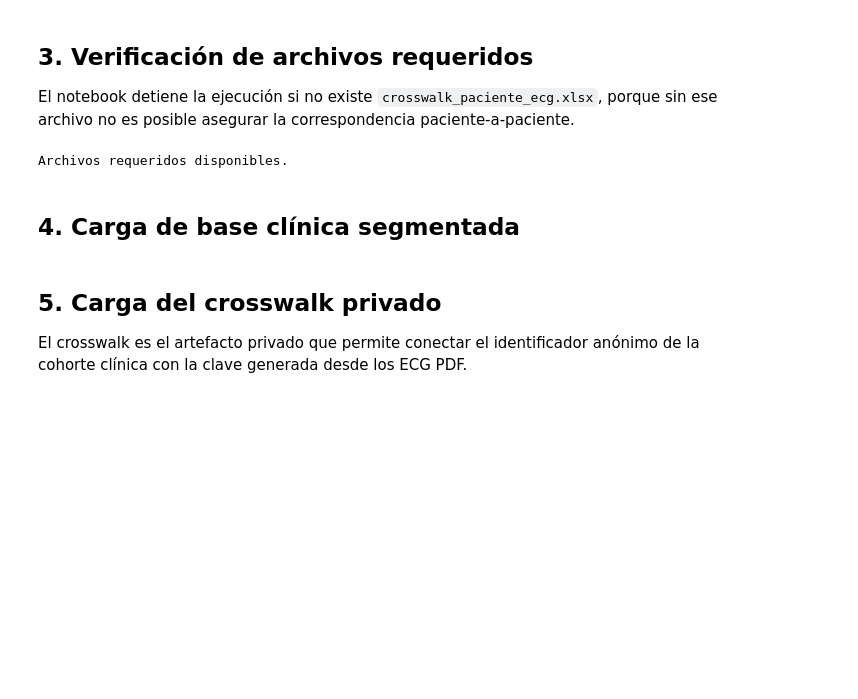
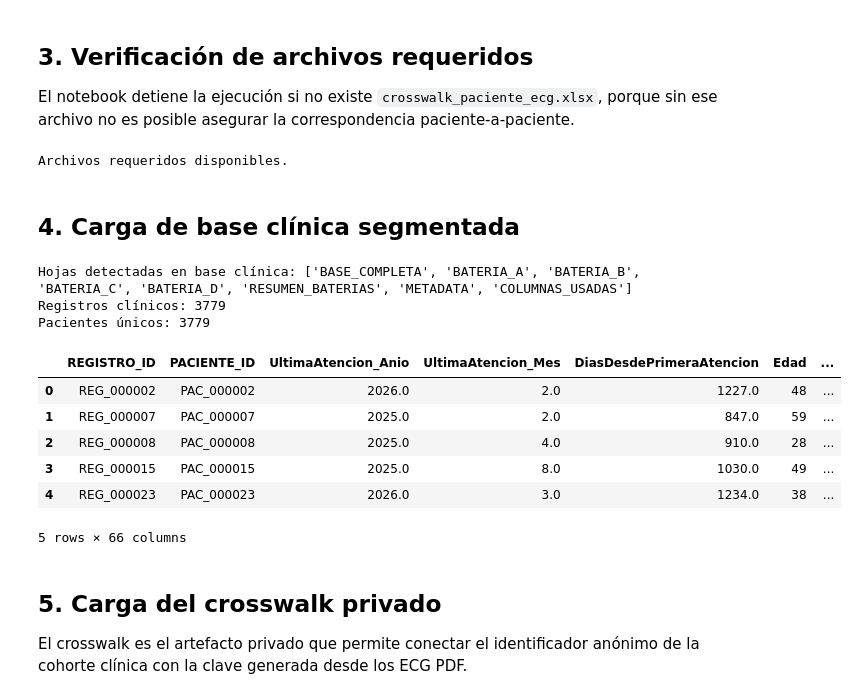
Before and after one commit to viggo2040/tfm-ecg-riesgo-cardiometabolico, a Jupyter notebook: notebooks/04_integracion_ecg.ipynb, the cells around one changed output. Drawn from its saved outputs; the diff is of its cells as text; code cells hidden in the pictures; blank space fills up the shorter version.

```diff
--- a/notebooks/04_integracion_ecg.ipynb
+++ b/notebooks/04_integracion_ecg.ipynb
@@ -154,6 +154,20 @@ def add_registro_id_if_missing(df, prefix="REG"):
         df = df.copy()
         df.insert(0, "REGISTRO_ID", [f"{prefix}_{i:08d}" for i in range(1, len(df) + 1)])
     return df
+
+
+def normalize_bateria_columns(df):
+    """Estandariza la trazabilidad de subconjuntos estructurales.
+
+    SUBSET_EXAMENES se conserva como denominación original del proceso de segmentación.
+    SUBSET_BATERIA se utiliza como alias estándar transversal para integración,
+    construcción de endpoint, modelado y evaluación incremental.
+    """
+    if "SUBSET_BATERIA" not in df.columns and "SUBSET_EXAMENES" in df.columns:
+        df["SUBSET_BATERIA"] = df["SUBSET_EXAMENES"]
+    if "SUBSET_EXAMENES" not in df.columns and "SUBSET_BATERIA" in df.columns:
+        df["SUBSET_EXAMENES"] = df["SUBSET_BATERIA"]
+    return df
 # %% [markdown]
 ## 3. Verificación de archivos requeridos
 
@@ -170,22 +184,34 @@ Archivos requeridos disponibles.
 # %%
 base_sheets = pd.read_excel(PATH_BASE_CLINICA, sheet_name=None)
 print("Hojas detectadas en base clínica:", list(base_sheets.keys()))
 
 if "BASE_COMPLETA" not in base_sheets:
     raise ValueError("Base_Ordenada_Subsets_TFM.xlsx debe contener una hoja BASE_COMPLETA.")
 
 base_clinica = base_sheets["BASE_COMPLETA"].copy()
 base_clinica.columns = [normalize_colname(c) for c in base_clinica.columns]
+base_clinica = normalize_bateria_columns(base_clinica)
 base_clinica = add_registro_id_if_missing(base_clinica, prefix="CLIN")
 
 require_columns(base_clinica, ["PACIENTE_ID"], "BASE_COMPLETA")
 
 if base_clinica["REGISTRO_ID"].duplicated().any():
     raise ValueError("REGISTRO_ID debe ser único en BASE_COMPLETA.")
 
 print("Registros clínicos:", len(base_clinica))
 print("Pacientes únicos:", base_clinica["PACIENTE_ID"].nunique(dropna=True))
 base_clinica.head()
+# %% [output]
+Hojas detectadas en base clínica: ['BASE_COMPLETA', 'BATERIA_A', 'BATERIA_B', 'BATERIA_C', 'BATERIA_D', 'RESUMEN_BATERIAS', 'METADATA', 'COLUMNAS_USADAS']
+Registros clínicos: 3779
+Pacientes únicos: 3779
+|  | REGISTRO_ID | PACIENTE_ID | UltimaAtencion_Anio | UltimaAtencion_Mes | DiasDesdePrimeraAtencion | Edad | ... |
+| 0 | REG_000002 | PAC_000002 | 2026.0 | 2.0 | 1227.0 | 48 | ... |
+| 1 | REG_000007 | PAC_000007 | 2025.0 | 2.0 | 847.0 | 59 | ... |
+| 2 | REG_000008 | PAC_000008 | 2025.0 | 4.0 | 910.0 | 28 | ... |
+| 3 | REG_000015 | PAC_000015 | 2025.0 | 8.0 | 1030.0 | 49 | ... |
+| 4 | REG_000023 | PAC_000023 | 2026.0 | 3.0 | 1234.0 | 38 | ... |
+5 rows × 66 columns
 # %% [markdown]
 ## 5. Carga del crosswalk privado
 
```
Also changed, not shown: parts of 7 cells of this notebook, 5 other files.
